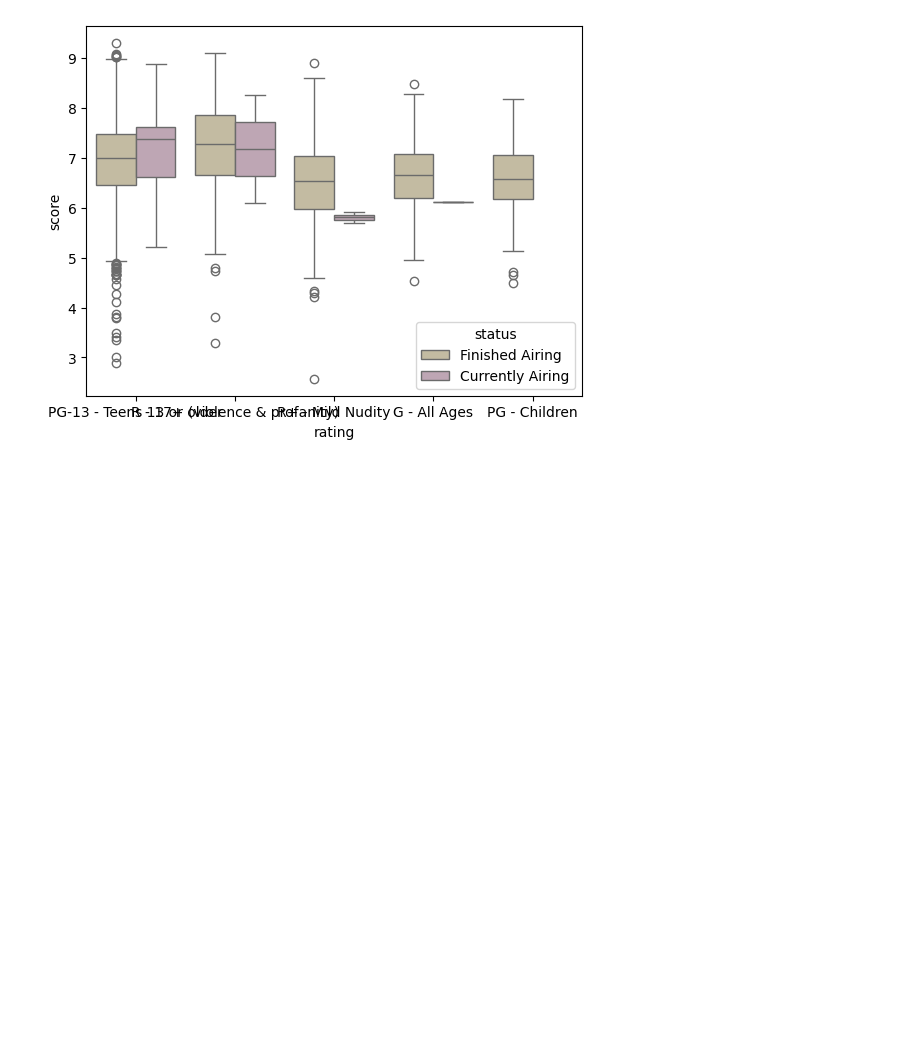
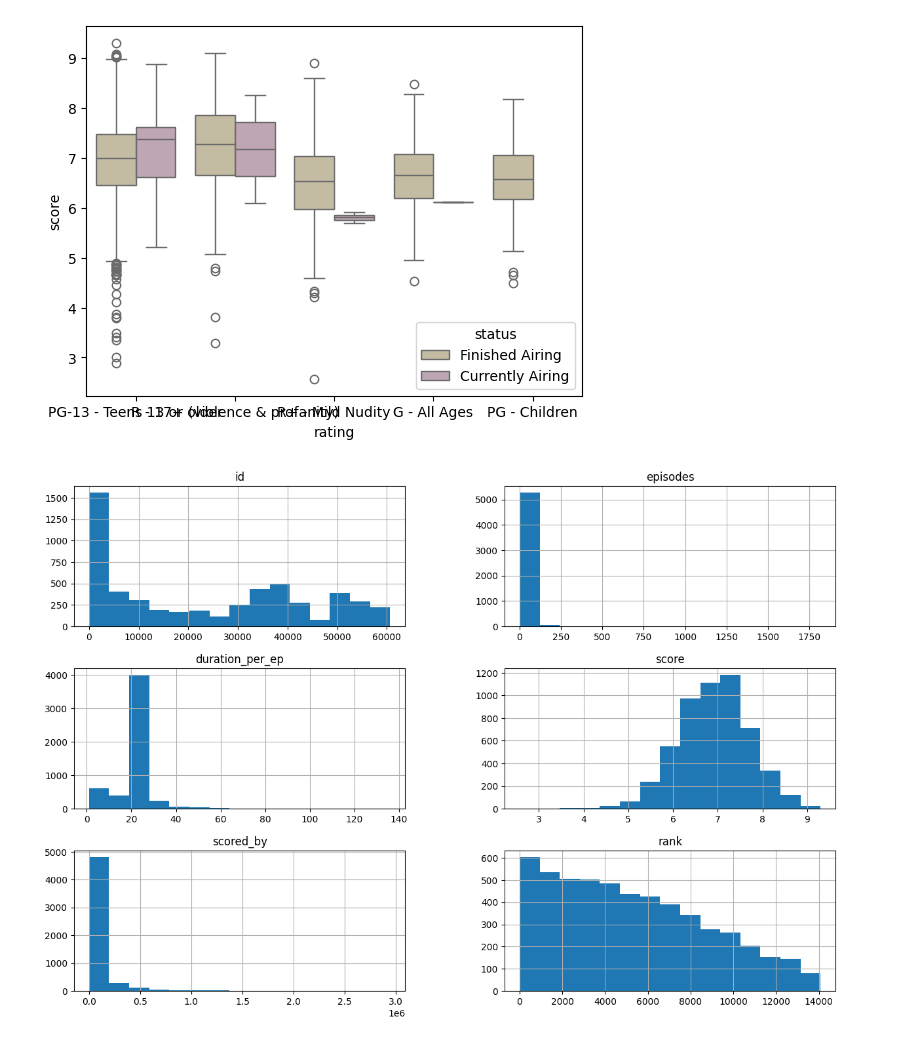
Before and after one commit to Mikayla-ds2/constellation-anime, a Jupyter notebook: data.ipynb, the cells around one changed output. Drawn from its saved outputs; the diff is of its cells as text; code cells hidden in the pictures; blank space fills up the shorter version.

```diff
--- a/data.ipynb
+++ b/data.ipynb
@@ -162,3 +162,9 @@ sns.boxplot(y='score', x='rating', hue='status', data=data, palette=palette)
 # %% [output]
 <Axes: xlabel='rating', ylabel='score'>
 [figure]
+# %%
+# doing some histograms
+histogram = data.select_dtypes(include=['number', 'bool']).hist(bins=15, figsize=[15, 10])
+plt.show()
+# %% [output]
+[figure, added]
```
Also changed, not shown: parts of 1 cell of this notebook.
